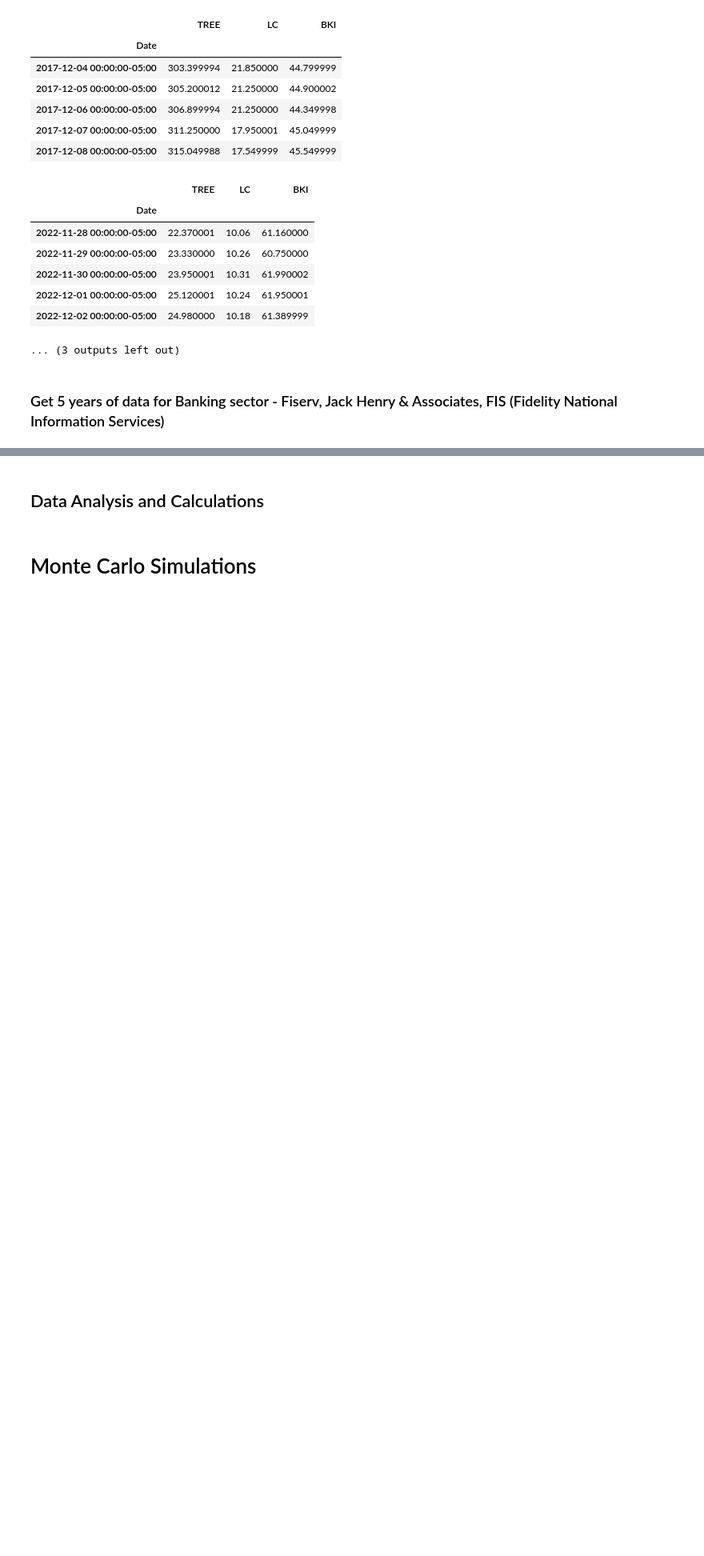
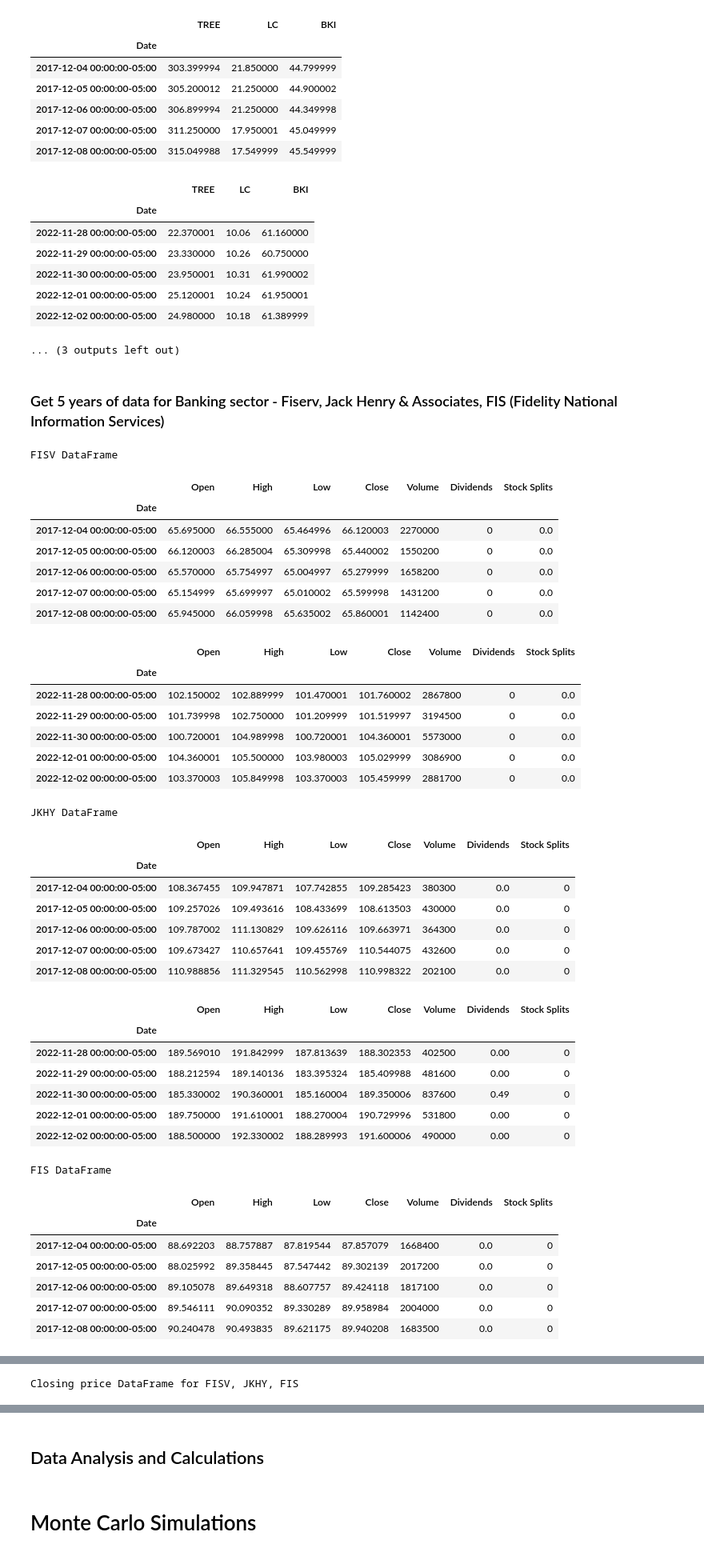
Before and after one commit to fintech-quagga-group/fintech-sector-portfolio-analysis, a Jupyter notebook: fintech-sector-portfolio-analysis.ipynb, the cells around one changed output, grey strips where cells are left out. Shown at 80% size. Drawn from its saved outputs; the diff is of its cells as text; code cells hidden in the pictures; blank space fills up the shorter version.

Commit message:
collect banking data

```diff
--- a/fintech-sector-portfolio-analysis.ipynb
+++ b/fintech-sector-portfolio-analysis.ipynb
@@ -222,3 +222,48 @@ Closing price DataFrame for TREE, LC, BKI
 ... (3 outputs left out)
 # %% [markdown]
 ### Get 5 years of data for Banking sector - Fiserv, Jack Henry & Associates, FIS (Fidelity National Information Services)
+# %%
+# create yfinance ticker object for banking stocks
+banking_tickers = yf.Tickers('fisv jkhy fis')
+
+# use tickers and 5 year period to get 5 years of lending stock data
+banking_daily_returns =  get_daily_returns_df(banking_tickers, ['FISV', 'JKHY', 'FIS'], '5y')
+# %% [output]
+FISV DataFrame
+|  | Open | High | Low | Close | Volume | Dividends | Stock Splits |
+| Date |  |  |  |  |  |  |  |
+| 2017-12-04 00:00:00-05:00 | 65.695000 | 66.555000 | 65.464996 | 66.120003 | 2270000 | 0 | 0.0 |
+| 2017-12-05 00:00:00-05:00 | 66.120003 | 66.285004 | 65.309998 | 65.440002 | 1550200 | 0 | 0.0 |
+| 2017-12-06 00:00:00-05:00 | 65.570000 | 65.754997 | 65.004997 | 65.279999 | 1658200 | 0 | 0.0 |
+| 2017-12-07 00:00:00-05:00 | 65.154999 | 65.699997 | 65.010002 | 65.599998 | 1431200 | 0 | 0.0 |
+| 2017-12-08 00:00:00-05:00 | 65.945000 | 66.059998 | 65.635002 | 65.860001 | 1142400 | 0 | 0.0 |
+|  | Open | High | Low | Close | Volume | Dividends | Stock Splits |
+| Date |  |  |  |  |  |  |  |
+| 2022-11-28 00:00:00-05:00 | 102.150002 | 102.889999 | 101.470001 | 101.760002 | 2867800 | 0 | 0.0 |
+| 2022-11-29 00:00:00-05:00 | 101.739998 | 102.750000 | 101.209999 | 101.519997 | 3194500 | 0 | 0.0 |
+| 2022-11-30 00:00:00-05:00 | 100.720001 | 104.989998 | 100.720001 | 104.360001 | 5573000 | 0 | 0.0 |
+| 2022-12-01 00:00:00-05:00 | 104.360001 | 105.500000 | 103.980003 | 105.029999 | 3086900 | 0 | 0.0 |
+| 2022-12-02 00:00:00-05:00 | 103.370003 | 105.849998 | 103.370003 | 105.459999 | 2881700 | 0 | 0.0 |
+JKHY DataFrame
+|  | Open | High | Low | Close | Volume | Dividends | Stock Splits |
+| Date |  |  |  |  |  |  |  |
+| 2017-12-04 00:00:00-05:00 | 108.367455 | 109.947871 | 107.742855 | 109.285423 | 380300 | 0.0 | 0 |
+| 2017-12-05 00:00:00-05:00 | 109.257026 | 109.493616 | 108.433699 | 108.613503 | 430000 | 0.0 | 0 |
+| 2017-12-06 00:00:00-05:00 | 109.787002 | 111.130829 | 109.626116 | 109.663971 | 364300 | 0.0 | 0 |
+| 2017-12-07 00:00:00-05:00 | 109.673427 | 110.657641 | 109.455769 | 110.544075 | 432600 | 0.0 | 0 |
+| 2017-12-08 00:00:00-05:00 | 110.988856 | 111.329545 | 110.562998 | 110.998322 | 202100 | 0.0 | 0 |
+|  | Open | High | Low | Close | Volume | Dividends | Stock Splits |
+| Date |  |  |  |  |  |  |  |
+| 2022-11-28 00:00:00-05:00 | 189.569010 | 191.842999 | 187.813639 | 188.302353 | 402500 | 0.00 | 0 |
+| 2022-11-29 00:00:00-05:00 | 188.212594 | 189.140136 | 183.395324 | 185.409988 | 481600 | 0.00 | 0 |
+| 2022-11-30 00:00:00-05:00 | 185.330002 | 190.360001 | 185.160004 | 189.350006 | 837600 | 0.49 | 0 |
+| 2022-12-01 00:00:00-05:00 | 189.750000 | 191.610001 | 188.270004 | 190.729996 | 531800 | 0.00 | 0 |
+| 2022-12-02 00:00:00-05:00 | 188.500000 | 192.330002 | 188.289993 | 191.600006 | 490000 | 0.00 | 0 |
+FIS DataFrame
+|  | Open | High | Low | Close | Volume | Dividends | Stock Splits |
+| Date |  |  |  |  |  |  |  |
+| 2017-12-04 00:00:00-05:00 | 88.692203 | 88.757887 | 87.819544 | 87.857079 | 1668400 | 0.0 | 0 |
+| 2017-12-05 00:00:00-05:00 | 88.025992 | 89.358445 | 87.547442 | 89.302139 | 2017200 | 0.0 | 0 |
+| 2017-12-06 00:00:00-05:00 | 89.105078 | 89.649318 | 88.607757 | 89.424118 | 1817100 | 0.0 | 0 |
+| 2017-12-07 00:00:00-05:00 | 89.546111 | 90.090352 | 89.330289 | 89.958984 | 2004000 | 0.0 | 0 |
+| 2017-12-08 00:00:00-05:00 | 90.240478 | 90.493835 | 89.621175 | 89.940208 | 1683500 | 0.0 | 0 |
@@ -224,0 +277 @@ Closing price DataFrame for TREE, LC, BKI
+Closing price DataFrame for FISV, JKHY, FIS
```
Also changed, not shown: parts of 3 cells of this notebook.
